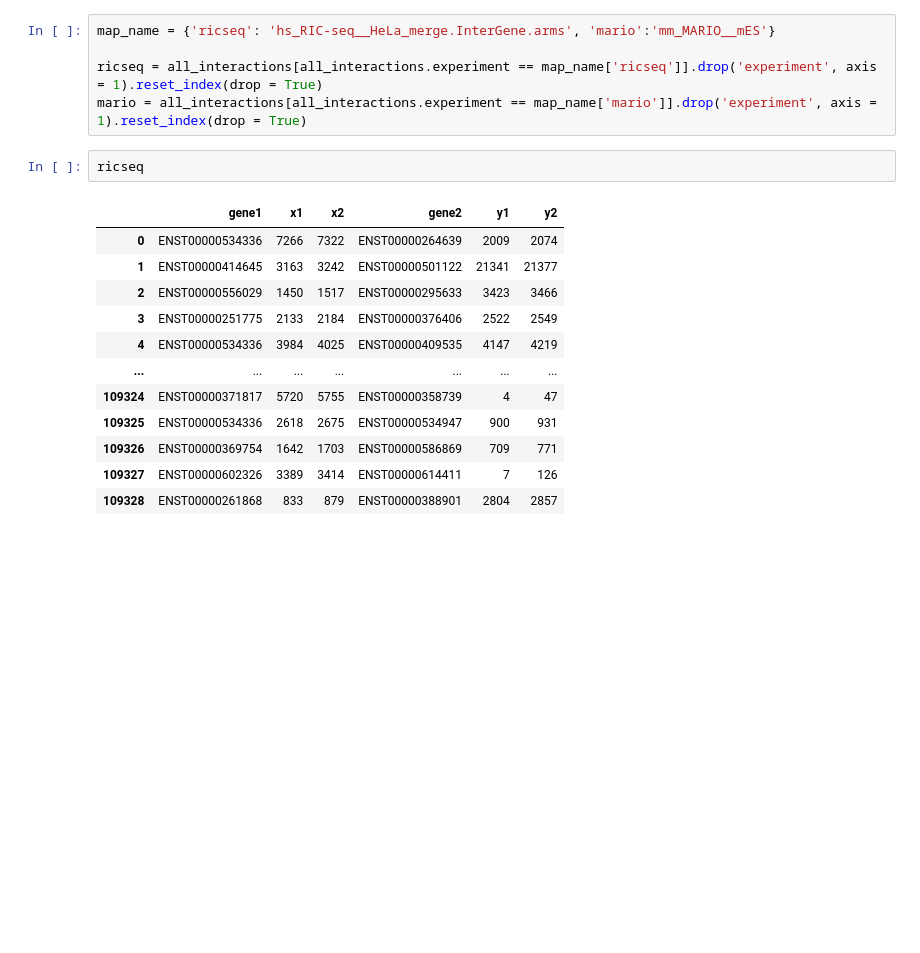
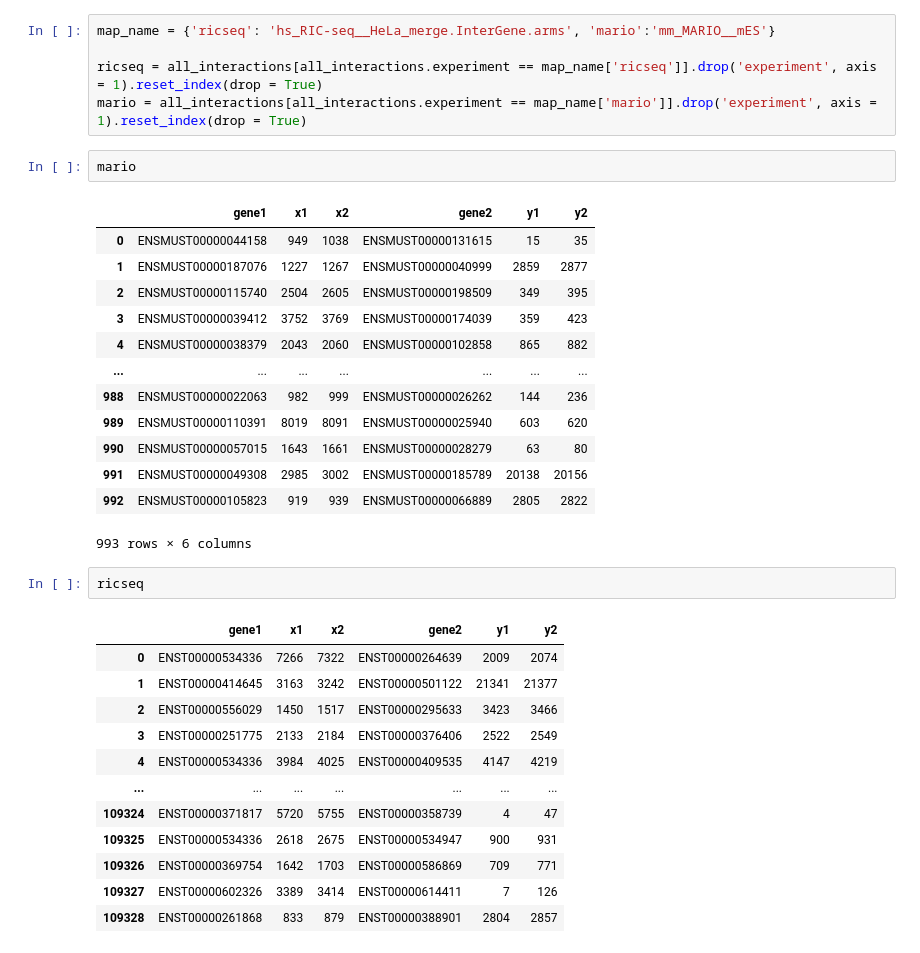
Before and after one commit to giorgiobini/RIME, a Jupyter notebook: src/preprocess_Mario_Ricseq_RANDOM.ipynb, the cells around one changed output. Cells and saved outputs as stored; diff of their text form; blank space fills up the shorter version.

```diff
--- a/src/preprocess_Mario_Ricseq_RANDOM.ipynb
+++ b/src/preprocess_Mario_Ricseq_RANDOM.ipynb
@@ -59,6 +123,22 @@ map_name = {'ricseq': 'hs_RIC-seq__HeLa_merge.InterGene.arms', 'mario':'mm_MARIO
 
 ricseq = all_interactions[all_interactions.experiment == map_name['ricseq']].drop('experiment', axis = 1).reset_index(drop = True)
 mario = all_interactions[all_interactions.experiment == map_name['mario']].drop('experiment', axis = 1).reset_index(drop = True)
+# %%
+mario
+# %% [output]
+|  | gene1 | x1 | x2 | gene2 | y1 | y2 |
+| 0 | ENSMUST00000044158 | 949 | 1038 | ENSMUST00000131615 | 15 | 35 |
+| 1 | ENSMUST00000187076 | 1227 | 1267 | ENSMUST00000040999 | 2859 | 2877 |
+| 2 | ENSMUST00000115740 | 2504 | 2605 | ENSMUST00000198509 | 349 | 395 |
+| 3 | ENSMUST00000039412 | 3752 | 3769 | ENSMUST00000174039 | 359 | 423 |
+| 4 | ENSMUST00000038379 | 2043 | 2060 | ENSMUST00000102858 | 865 | 882 |
+| ... | ... | ... | ... | ... | ... | ... |
+| 988 | ENSMUST00000022063 | 982 | 999 | ENSMUST00000026262 | 144 | 236 |
+| 989 | ENSMUST00000110391 | 8019 | 8091 | ENSMUST00000025940 | 603 | 620 |
+| 990 | ENSMUST00000057015 | 1643 | 1661 | ENSMUST00000028279 | 63 | 80 |
+| 991 | ENSMUST00000049308 | 2985 | 3002 | ENSMUST00000185789 | 20138 | 20156 |
+| 992 | ENSMUST00000105823 | 919 | 939 | ENSMUST00000066889 | 2805 | 2822 |
+993 rows × 6 columns
 # %%
 ricseq
 # %% [output]
```
Also changed, not shown: parts of 11 cells of this notebook, 1 other file.
